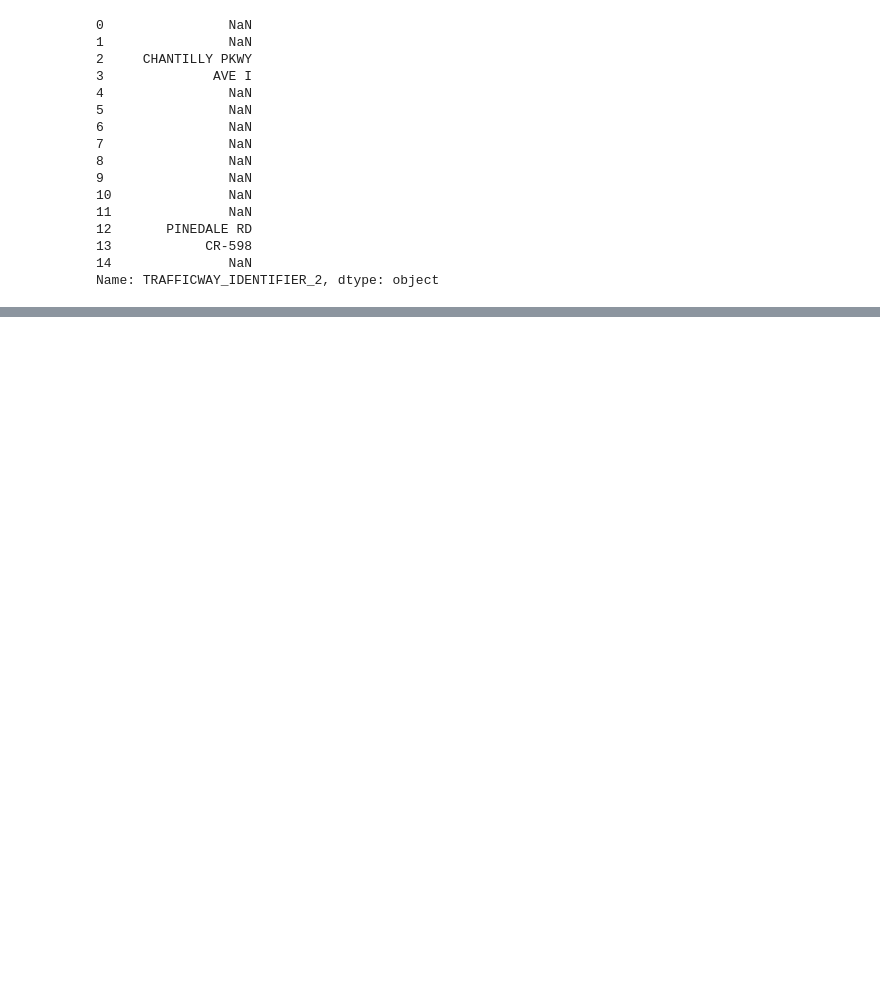
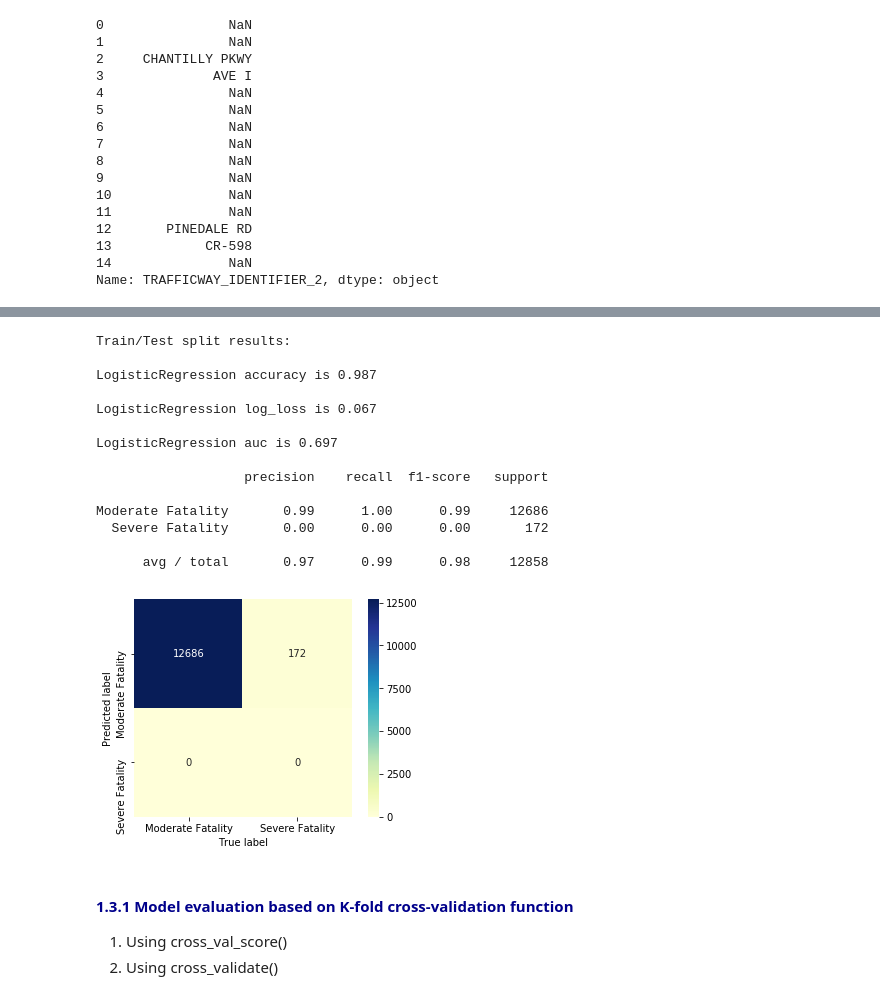
Before and after one commit to vidhishah22/Large_Scale_Analytics, a Jupyter notebook: Patterns involved in Traffic Accidents_v2.ipynb, the cells around one changed output, grey strips where cells are left out. Drawn from its saved outputs; the diff is of its cells as text; code cells hidden in the pictures; blank space fills up the shorter version.

```diff
--- a/Patterns involved in Traffic Accidents_v2.ipynb
+++ b/Patterns involved in Traffic Accidents_v2.ipynb
@@ -36,7 +132,7 @@ Index(['STATE', 'ST_CASE', 'VE_TOTAL', 'VE_FORMS', 'PVH_INVL', 'PEDS',
 # %% [markdown]
 ### <font color='darkblue'>Rename the column names to understandable titles</font>
 # %%
-accident_data_2017.columns = ['STATE_NUMBER',
+column_names = ['STATE_NUMBER',
                         'CONSECUTIVE_NUMBER',
                         'NUMBER_OF_VEHICLE_FORMS_SUBMITTED_ALL',
                         'NUMBER_OF_MOTOR_VEHICLES_IN_TRANSPORT_MVIT',
@@ -640,0 +682,6 @@ plt.show()
+# %%
+train_df['NUMBER_OF_FATALITIES'] = train_df.NUMBER_OF_FATALITIES.map( lambda x: 0 if x <= 2 else 1)
+
+print("Unique values in NUMBER_OF_FATALITIES:",train_df.NUMBER_OF_FATALITIES.unique())
+
+train_df.head()
@@ -640,0 +765,11 @@ plt.show()
+# %%
+train_data=train_df.copy()
+
+#create categorical variables
+training=pd.get_dummies(train_data, columns=["STATE_NUMBER","HOUR_OF_CRASH","FIRST_HARMFUL_EVENT",\
+                                            "RELATION_TO_TRAFFICWAY","LIGHT_CONDITION","ATMOSPHERIC_CONDITIONS_1"])
+# %%
+training.head()
+final_train = training
+print("Shape of FINAL TRAINING DATA SET:",final_train.shape)
+final_train.head()
@@ -640,0 +977,61 @@ plt.show()
+# %%
+# create X (features) and y (response)
+X = final_train[cols]
+y = final_train['NUMBER_OF_FATALITIES']
+
+X_train, X_test, y_train, y_test = train_test_split(X, y, test_size=0.2, random_state=2)
+
+# check classification scores of logistic regression
+logreg = LogisticRegression()
+logreg.fit(X_train, y_train)
+y_pred = logreg.predict(X_test)
+
+y_pred_proba = logreg.predict_proba(X_test)[:, 1]
+[fpr, tpr, thr] = roc_curve(y_test, y_pred_proba)
+
+print('Train/Test split results:\n')
+print("LogisticRegression accuracy is %2.3f" % accuracy_score(y_test, y_pred),"\n")
+print("LogisticRegression log_loss is %2.3f" % log_loss(y_test, y_pred_proba),"\n")
+
+#When two distributions overlap, we introduce type 1 and type 2 error. Depending upon the threshold,
+#we can minimize or maximize them. When AUC is 0.7, it means there is 70% chance that model will be able
+#to distinguish between positive class and negative class.
+print("LogisticRegression auc is %2.3f" % roc_auc_score(y_test, y_pred_proba),"\n")
+
+# The result is telling us that we have 12692+0 correct predictions and 165+0 incorrect predictions.
+print(classification_report(y_test, y_pred,target_names=target_no_of_fatals))
+
+## Take a look at the confusion matrix ([TN,FN],[FP,TP])
+mat_lr1 = confusion_matrix(y_test, y_pred)
+sns.heatmap(mat_lr1.T, square=True, annot=True, fmt='d', cbar=True,cmap="YlGnBu",
+            xticklabels=target_no_of_fatals,
+            yticklabels=target_no_of_fatals)
+plt.xlabel('True label')
+plt.ylabel('Predicted label');
+
+# RMSE_1=np.sqrt(np.sum(np.square(y_pred - y_train)))
+# print("Root-mean-square error of Metamodel:",RMSE_1)
+
+# print(y_pred.shape)
+# print(y_train.shape)
+# %% [output]
+Train/Test split results:
+
+LogisticRegression accuracy is 0.987
+
+LogisticRegression log_loss is 0.067
+
+LogisticRegression auc is 0.697
+
+                   precision    recall  f1-score   support
+
+Moderate Fatality       0.99      1.00      0.99     12686
+  Severe Fatality       0.00      0.00      0.00       172
+
+      avg / total       0.97      0.99      0.98     12858
+[figure, added]
+# %% [markdown]
+#### <font color='darkblue'>1.3.1 Model evaluation based on K-fold cross-validation function</font>
+
+1.  Using cross_val_score()
+2.  Using cross_validate()
```
Also changed, not shown: parts of 148 cells of this notebook.
